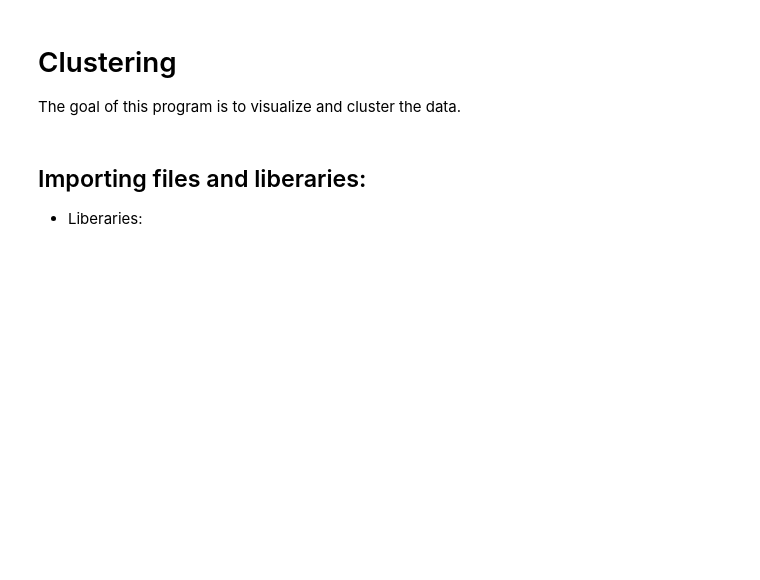
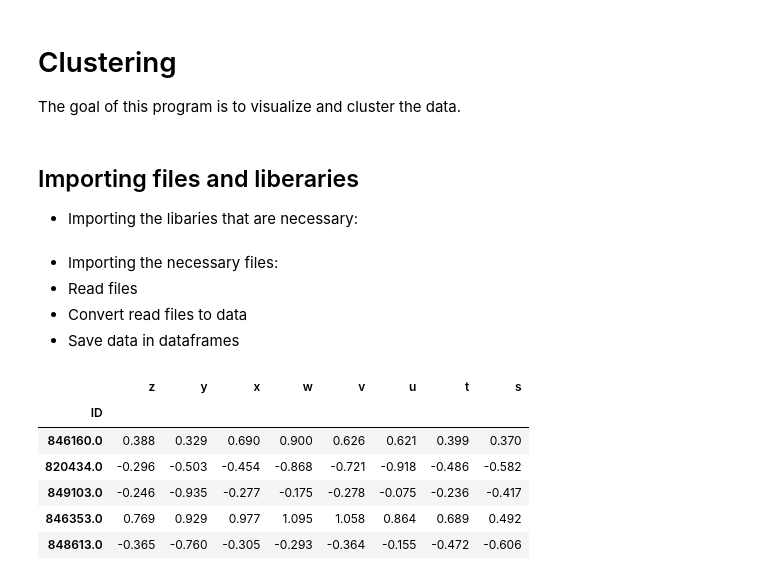
Before and after one commit to merlijnvb/8QA05, a Jupyter notebook: clustering.ipynb, the cells around one changed output. Drawn from its saved outputs; the diff is of its cells as text; code cells hidden in the pictures; blank space fills up the shorter version.

```diff
--- a/clustering.ipynb
+++ b/clustering.ipynb
@@ -3,8 +3,8 @@
 
 The goal of this program is to visualize and cluster the data.
 # %% [markdown]
-## Importing files and liberaries:
-* Liberaries:
+## Importing files and liberaries
+* Importing the libaries that are necessary:
 # %%
 import numpy as np
 import pandas as pd
@@ -23,2 +19,43 @@ plt.rcParams['lines.markeredgewidth'] = 1
 import warnings
 warnings.filterwarnings("ignore", category=FutureWarning)
+# %% [markdown]
+* Importing the necessary files:
+ * Read files
+ * Convert read files to data
+ * Save data in dataframes
+# %%
+read_data = open('Data\Voorbeeld_clusterdata.txt')
+data = read_data.read()
+data = data.splitlines()
+read_data.close()
+
+read_results = open('Data\Voorbeeld_clusterresult.txt')
+results = read_results.read()
+results = results.splitlines()
+read_results.close()
+
+def convert(array):
+    line_data = []
+
+    for line in array:
+        segment = []
+        for elem in line.split():
+            segment.append(float(elem))
+        line_data.append(segment)
+
+    return line_data
+
+cordinates = ['z','y','x','w','v','u','t','s']
+df_data = pd.DataFrame(convert(data),columns=['ID','z','y','x','w','v','u','t','s']).set_index('ID')
+df_results = pd.DataFrame(convert(results), columns=['ID','label']).set_index('ID')
+df_clusterd = df_data.copy().drop(columns=cordinates)
+
+df_data.head()
+# %% [output]
+|  | z | y | x | w | v | u | t | s |
+| ID |  |  |  |  |  |  |  |  |
+| 846160.0 | 0.388 | 0.329 | 0.690 | 0.900 | 0.626 | 0.621 | 0.399 | 0.370 |
+| 820434.0 | -0.296 | -0.503 | -0.454 | -0.868 | -0.721 | -0.918 | -0.486 | -0.582 |
+| 849103.0 | -0.246 | -0.935 | -0.277 | -0.175 | -0.278 | -0.075 | -0.236 | -0.417 |
+| 846353.0 | 0.769 | 0.929 | 0.977 | 1.095 | 1.058 | 0.864 | 0.689 | 0.492 |
+| 848613.0 | -0.365 | -0.760 | -0.305 | -0.293 | -0.364 | -0.155 | -0.472 | -0.606 |
```
Also changed, not shown: parts of 26 cells of this notebook.
